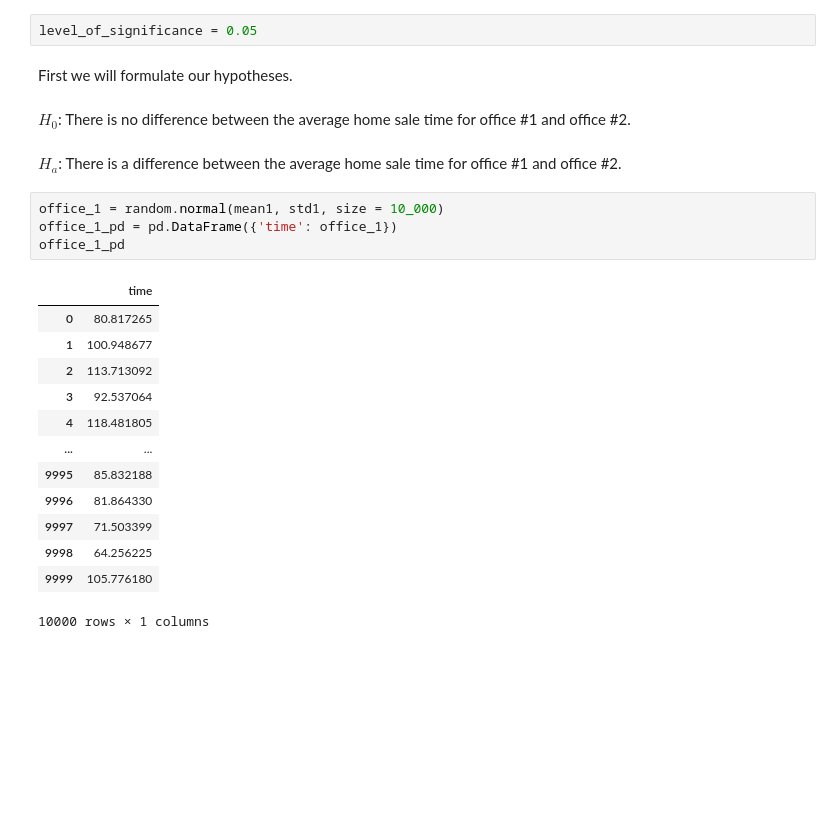
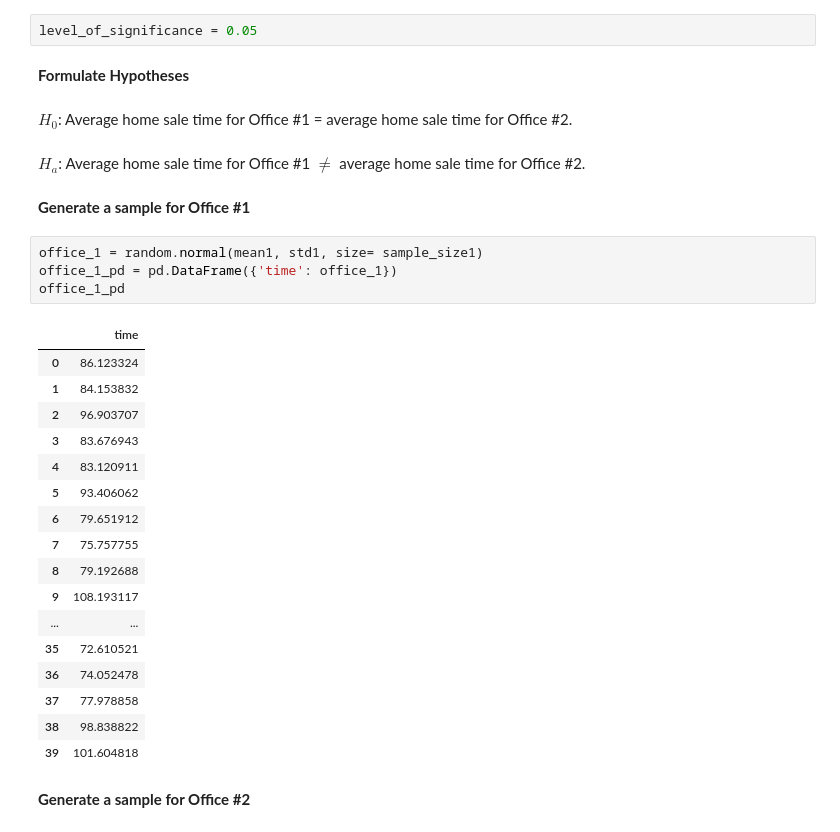
Before and after one commit to malachi-hale/statistics-exercises, a Jupyter notebook: hypothesis_testing.ipynb, the cells around one changed output. Drawn from its saved outputs; the diff is of its cells as text; blank space fills up the shorter version.

```diff
--- a/hypothesis_testing.ipynb
+++ b/hypothesis_testing.ipynb
@@ -66,27 +68,35 @@ Use a .05 level of significance.
 # %%
 level_of_significance = 0.05
 # %% [markdown]
-First we will formulate our hypotheses.
+**Formulate Hypotheses**
 # %% [markdown]
-$H_0$: There is no difference between the average home sale time for office #1 and office #2.
+$H_0$: Average home sale time for Office #1 = average home sale time for Office #2.
 # %% [markdown]
-$H_a$: There is a difference between the average home sale time for office #1 and office #2.
+$H_a$: Average home sale time for Office #1 $\ne$ average home sale time for Office #2.
+# %% [markdown]
+**Generate a sample for Office #1**
 # %%
-office_1 = random.normal(mean1, std1, size = 10_000)
+office_1 = random.normal(mean1, std1, size= sample_size1)
 office_1_pd = pd.DataFrame({'time': office_1})
 office_1_pd
 # %% [output]
 |  | time |
-| 0 | 80.817265 |
-| 1 | 100.948677 |
-| 2 | 113.713092 |
-| 3 | 92.537064 |
-| 4 | 118.481805 |
+| 0 | 86.123324 |
+| 1 | 84.153832 |
+| 2 | 96.903707 |
+| 3 | 83.676943 |
+| 4 | 83.120911 |
+| 5 | 93.406062 |
+| 6 | 79.651912 |
+| 7 | 75.757755 |
+| 8 | 79.192688 |
+| 9 | 108.193117 |
 | ... | ... |
-| 9995 | 85.832188 |
-| 9996 | 81.864330 |
-| 9997 | 71.503399 |
-| 9998 | 64.256225 |
-| 9999 | 105.776180 |
+| 35 | 72.610521 |
+| 36 | 74.052478 |
+| 37 | 77.978858 |
+| 38 | 98.838822 |
+| 39 | 101.604818 |
-10000 rows × 1 columns
+# %% [markdown]
+**Generate a sample for Office #2**
 # %%
```
Also changed, not shown: parts of 119 cells of this notebook.
